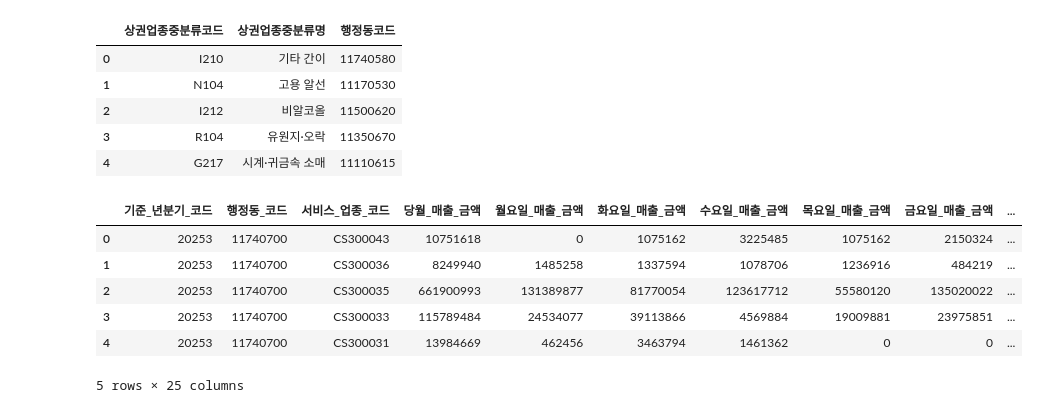
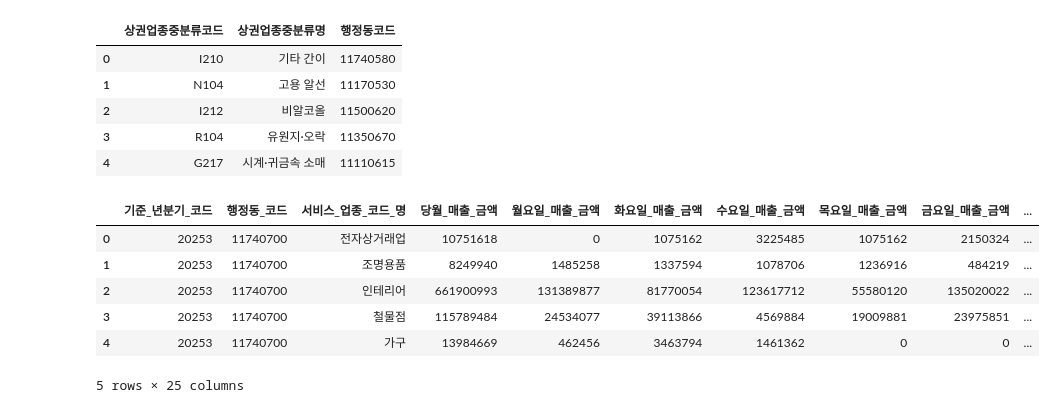
Before and after one commit to rlarbals1210/commercial-area-analysis-ai, a Jupyter notebook: ai/train.ipynb, the cells around one changed output. Cells and saved outputs as stored; diff of their text form; code cells hidden in the pictures.

```diff
--- a/ai/train.ipynb
+++ b/ai/train.ipynb
@@ -77,45 +77,45 @@ def read_csv_kor(path: Path, usecols=None, encodings=("utf-8-sig", "cp949", "euc
 sales_cols = [
     "기준_년분기_코드",
     "행정동_코드",
-    "서비스_업종_코드",
+    "서비스_업종_코드_명",
     "당월_매출_금액",
     "월요일_매출_금액",
     "화요일_매출_금액",
     "수요일_매출_금액",
     "목요일_매출_금액",
     "금요일_매출_금액",
     "토요일_매출_금액",
     "일요일_매출_금액",
     "시간대_00~06_매출_금액",
     "시간대_06~11_매출_금액",
     "시간대_11~14_매출_금액",
     "시간대_14~17_매출_금액",
     "시간대_17~21_매출_금액",
     "시간대_21~24_매출_금액",
     "남성_매출_금액",
     "여성_매출_금액",
     "연령대_10_매출_금액",
     "연령대_20_매출_금액",
     "연령대_30_매출_금액",
     "연령대_40_매출_금액",
     "연령대_50_매출_금액",
     "연령대_60_이상_매출_금액",
 ]
 
 sales_path = DATA_DIR / "sales_info" / "서울시(추정매출-행정동).csv"
 
 sales_df = read_csv_kor(sales_path, usecols=sales_cols)
 # sales_df = read_csv_kor(sales_path) # 전체 컬럼 읽기
 
 # display(store_df.head())
 sales_df.head()
 # %% [output]
-|  | 기준_년분기_코드 | 행정동_코드 | 서비스_업종_코드 | 당월_매출_금액 | 월요일_매출_금액 | 화요일_매출_금액 | 수요일_매출_금액 | 목요일_매출_금액 | 금요일_매출_금액 | ... |
-| 0 | 20253 | 11740700 | CS300043 | 10751618 | 0 | 1075162 | 3225485 | 1075162 | 2150324 | ... |
-| 1 | 20253 | 11740700 | CS300036 | 8249940 | 1485258 | 1337594 | 1078706 | 1236916 | 484219 | ... |
-| 2 | 20253 | 11740700 | CS300035 | 661900993 | 131389877 | 81770054 | 123617712 | 55580120 | 135020022 | ... |
-| 3 | 20253 | 11740700 | CS300033 | 115789484 | 24534077 | 39113866 | 4569884 | 19009881 | 23975851 | ... |
-| 4 | 20253 | 11740700 | CS300031 | 13984669 | 462456 | 3463794 | 1461362 | 0 | 0 | ... |
+|  | 기준_년분기_코드 | 행정동_코드 | 서비스_업종_코드_명 | 당월_매출_금액 | 월요일_매출_금액 | 화요일_매출_금액 | 수요일_매출_금액 | 목요일_매출_금액 | 금요일_매출_금액 | ... |
+| 0 | 20253 | 11740700 | 전자상거래업 | 10751618 | 0 | 1075162 | 3225485 | 1075162 | 2150324 | ... |
+| 1 | 20253 | 11740700 | 조명용품 | 8249940 | 1485258 | 1337594 | 1078706 | 1236916 | 484219 | ... |
+| 2 | 20253 | 11740700 | 인테리어 | 661900993 | 131389877 | 81770054 | 123617712 | 55580120 | 135020022 | ... |
+| 3 | 20253 | 11740700 | 철물점 | 115789484 | 24534077 | 39113866 | 4569884 | 19009881 | 23975851 | ... |
+| 4 | 20253 | 11740700 | 가구 | 13984669 | 462456 | 3463794 | 1461362 | 0 | 0 | ... |
 5 rows × 25 columns
 # %%
 # Population Info
```
Also changed, not shown: parts of 10 cells of this notebook, 3 other files.
